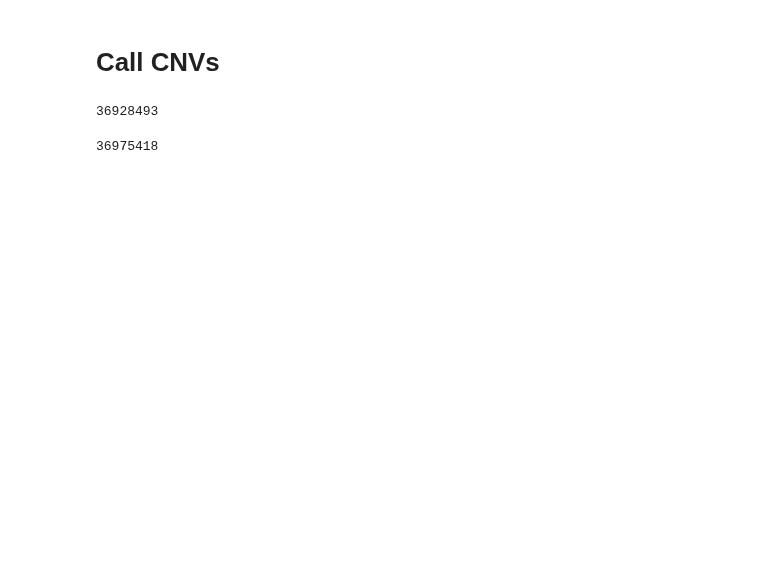
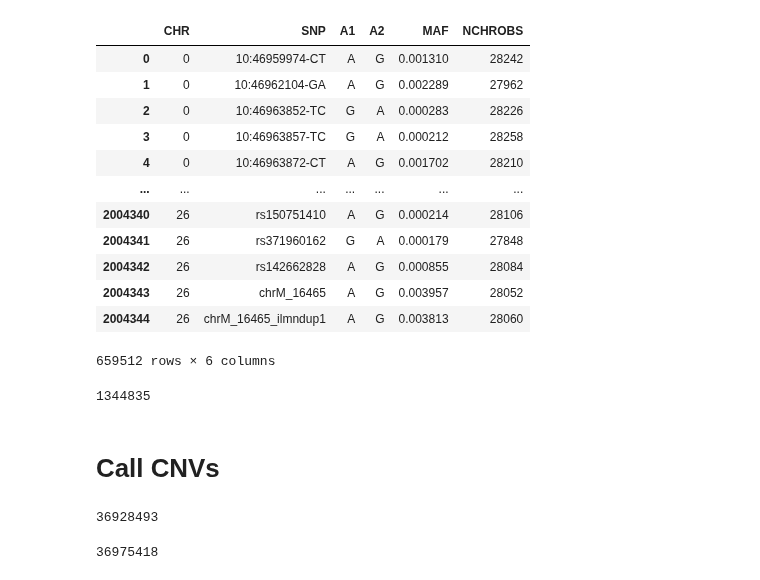
Before and after one commit to dvitale199/GenoTools, a Jupyter notebook: CNV/GP2_ClusterBuster_datagen.ipynb, the cells around one changed output. Drawn from its saved outputs; the diff is of its cells as text; code cells hidden in the pictures; blank space fills up the shorter version.

```diff
--- a/CNV/GP2_ClusterBuster_datagen.ipynb
+++ b/CNV/GP2_ClusterBuster_datagen.ipynb
@@ -69,3 +160,25 @@ gene_list = '/data/CARD/PD/GP2/ref_panel/glist_hg38_intervals.csv'
+# %%
+# freq = pd.read_csv('/data/CARD/PD/GP2/raw_genotypes/GP2_QC/round2/GP2_QC_round2_test.frq', sep='\s+')
+freq[freq.MAF<0.005]
+# %% [output]
+|  | CHR | SNP | A1 | A2 | MAF | NCHROBS |
+| 0 | 0 | 10:46959974-CT | A | G | 0.001310 | 28242 |
+| 1 | 0 | 10:46962104-GA | A | G | 0.002289 | 27962 |
+| 2 | 0 | 10:46963852-TC | G | A | 0.000283 | 28226 |
+| 3 | 0 | 10:46963857-TC | G | A | 0.000212 | 28258 |
+| 4 | 0 | 10:46963872-CT | A | G | 0.001702 | 28210 |
+| ... | ... | ... | ... | ... | ... | ... |
+| 2004340 | 26 | rs150751410 | A | G | 0.000214 | 28106 |
+| 2004341 | 26 | rs371960162 | G | A | 0.000179 | 27848 |
+| 2004342 | 26 | rs142662828 | A | G | 0.000855 | 28084 |
+| 2004343 | 26 | chrM_16465 | A | G | 0.003957 | 28052 |
+| 2004344 | 26 | chrM_16465_ilmndup1 | A | G | 0.003813 | 28060 |
+659512 rows × 6 columns
+# %%
+# freq
+2004347-659512
+# %% [output]
+1344835
 # %% [markdown]
 # Call CNVs
 # %%
```
Also changed, not shown: parts of 34 cells of this notebook, 1 other file.
